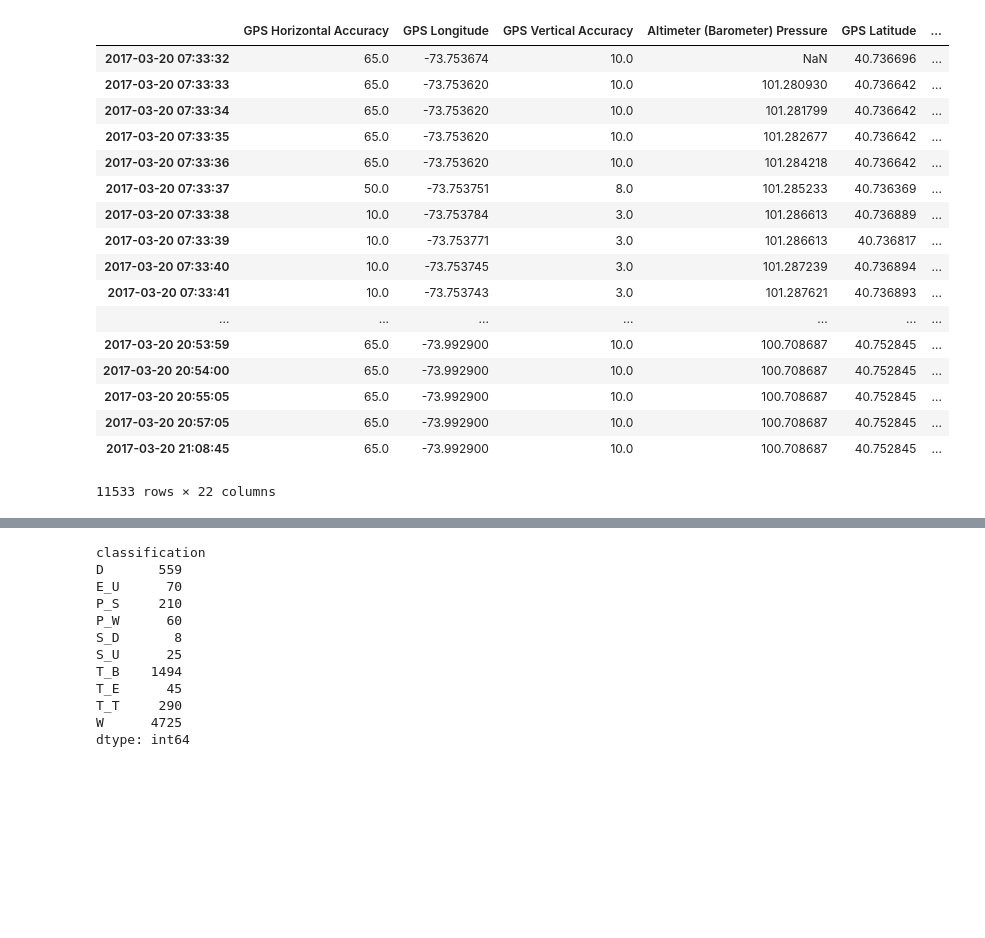
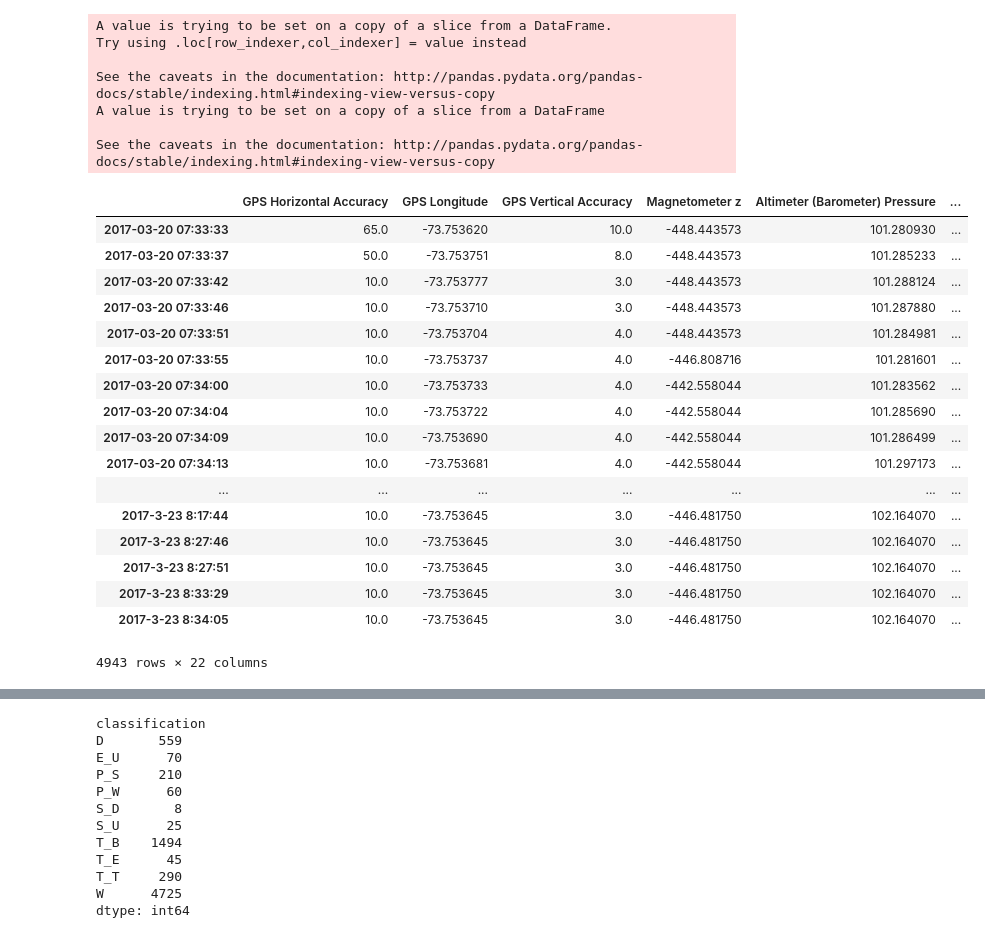
Before and after one commit to afeierman/Knowhere, a Jupyter notebook: code/PreprocessingiPhone.ipynb, the cells around one changed output, grey strips where cells are left out. Drawn from its saved outputs; the diff is of its cells as text; code cells hidden in the pictures; blank space fills up the shorter version.

Commit message:
labeling appears to be working!

```diff
--- a/code/PreprocessingiPhone.ipynb
+++ b/code/PreprocessingiPhone.ipynb
@@ -30,8 +30,10 @@ reader = kdb.Reader('knowhere')
 # %%
 glen_H_data_raw = reader.get_dataframe_pivoted(collection='iphone_test3', username='glen', commute=True,\
                                                min_date='2017-3-20', max_date='2017-03-23')
+# %%
+glen_H_data = glen_H_data_raw.dropna(subset=['Acceleration z', 'Acceleration x', 'Acceleration y'], how='all')
 # %%
-glen_3_20_morning = [("7:33:22", "D"),("7:41:55", "W"),("7:49:01", "D"),("7:52:45","W"),("7:55:45", "S_D"),
+glen_3_20_morning = [("7:33:33", "D"),("7:41:55", "W"),("7:49:01", "D"),("7:52:45","W"),("7:55:45", "S_D"),
                     ("7:55:53", "P_W"),("7:56:53", "P_S"),("8:00:23", "T_B"), ("8:16:15", "T_T"),("8:21:05", "T_B"),
                     ("8:30:30", "T_E"),("8:31:15", "S_U"),("8:31:20","W"),("8:32:05", "S_U"),("8:32:10","W"),
                     ("8:32:35", "S_U"),("8:32:50", "W"),("8:36:40", "E_U"),("8:37:50", "W"),("8:30:10", "W")]
@@ -80,51 +82,52 @@ def add_acceleration_magnitude(df):
     df['accel_mag'] = accel_mag
     return 'finished!'
 
-def rel_time_to_real_time(df, day, start_time):
-    from pandas.tseries.offsets import DateOffset
-    df.index = [pd.Timestamp(day + " " + start_time) + DateOffset(seconds=x) for x in df.index]
+def add_classifications(df, min_date, max_date, events):
+    '''Pass events as a list of tuples (datetime, eventcode) to classify different events'''
+    for days_events in events.iterkeys():
+        if pd.to_datetime(days_events) in pd.date_range(start=min_date, end=max_date, freq='D'):
+            for event in events[days_events]:
+                df.loc[days_events + " " + event[0], 'classification'] = event[1]
+    df = df.fillna(method='ffill', inplace = True)
+    #df['classification'] = df['classification'].fillna(method='ffill', inplace = True)
     return "Finished!"
 
-def add_classifications(df, day, events):
-    '''Pass events as a list of tuples (datetime, eventcode) to classify different events'''
-    for days_events in events.iterkeys():
-        if pd.to_datetime(day) == pd.to_datetime(days_events):
-            for event in events[days_events]:
-                df.loc[day + " " + event[0], 'classification'] = event[1]
-
-    df = df.fillna(method='ffill', inplace = True)
-
-    return "Finished!"
-
-def label_raw_iphone(df, day, events, username, accel_mag = False):
+def label_raw_iphone(df, min_date, max_date, events, username, accel_mag = False):
     df.index = pd.to_datetime(df.index)
     if accel_mag == True:
         add_acceleration_magnitude(df)
     df['classification'] = None
-    add_classifications(df, day, events)
-    df.to_csv("Labeled_" + username + day)
+    add_classifications(df, min_date, max_date, events)
+    df.to_csv("Labeled_" + username + "_" + min_date + " to " + max_date)
     return df
 # %%
-label_raw_iphone(glen_H_data_raw, "2017-03-22", glen_commute_labels , username = 'glen')
+label_raw_iphone(glen_H_data, "2017-03-19", "2017-03-23", glen_commute_labels , username = 'glen')
 # %% [output]
+A value is trying to be set on a copy of a slice from a DataFrame.
+Try using .loc[row_indexer,col_indexer] = value instead
+
+See the caveats in the documentation: http://pandas.pydata.org/pandas-docs/stable/indexing.html#indexing-view-versus-copy
+A value is trying to be set on a copy of a slice from a DataFrame
+
+See the caveats in the documentation: http://pandas.pydata.org/pandas-docs/stable/indexing.html#indexing-view-versus-copy
-|  | GPS Horizontal Accuracy | GPS Longitude | GPS Vertical Accuracy | Altimeter (Barometer) Pressure | GPS Latitude | ... |
-| 2017-03-20 07:33:32 | 65.0 | -73.753674 | 10.0 | NaN | 40.736696 | ... |
-| 2017-03-20 07:33:33 | 65.0 | -73.753620 | 10.0 | 101.280930 | 40.736642 | ... |
-| 2017-03-20 07:33:34 | 65.0 | -73.753620 | 10.0 | 101.281799 | 40.736642 | ... |
-| 2017-03-20 07:33:35 | 65.0 | -73.753620 | 10.0 | 101.282677 | 40.736642 | ... |
-| 2017-03-20 07:33:36 | 65.0 | -73.753620 | 10.0 | 101.284218 | 40.736642 | ... |
-| 2017-03-20 07:33:37 | 50.0 | -73.753751 | 8.0 | 101.285233 | 40.736369 | ... |
-| 2017-03-20 07:33:38 | 10.0 | -73.753784 | 3.0 | 101.286613 | 40.736889 | ... |
-| 2017-03-20 07:33:39 | 10.0 | -73.753771 | 3.0 | 101.286613 | 40.736817 | ... |
-| 2017-03-20 07:33:40 | 10.0 | -73.753745 | 3.0 | 101.287239 | 40.736894 | ... |
-| 2017-03-20 07:33:41 | 10.0 | -73.753743 | 3.0 | 101.287621 | 40.736893 | ... |
+|  | GPS Horizontal Accuracy | GPS Longitude | GPS Vertical Accuracy | Magnetometer z | Altimeter (Barometer) Pressure | ... |
+| 2017-03-20 07:33:33 | 65.0 | -73.753620 | 10.0 | -448.443573 | 101.280930 | ... |
+| 2017-03-20 07:33:37 | 50.0 | -73.753751 | 8.0 | -448.443573 | 101.285233 | ... |
+| 2017-03-20 07:33:42 | 10.0 | -73.753777 | 3.0 | -448.443573 | 101.288124 | ... |
+| 2017-03-20 07:33:46 | 10.0 | -73.753710 | 3.0 | -448.443573 | 101.287880 | ... |
+| 2017-03-20 07:33:51 | 10.0 | -73.753704 | 4.0 | -448.443573 | 101.284981 | ... |
+| 2017-03-20 07:33:55 | 10.0 | -73.753737 | 4.0 | -446.808716 | 101.281601 | ... |
+| 2017-03-20 07:34:00 | 10.0 | -73.753733 | 4.0 | -442.558044 | 101.283562 | ... |
+| 2017-03-20 07:34:04 | 10.0 | -73.753722 | 4.0 | -442.558044 | 101.285690 | ... |
+| 2017-03-20 07:34:09 | 10.0 | -73.753690 | 4.0 | -442.558044 | 101.286499 | ... |
+| 2017-03-20 07:34:13 | 10.0 | -73.753681 | 4.0 | -442.558044 | 101.297173 | ... |
 | ... | ... | ... | ... | ... | ... | ... |
-| 2017-03-20 20:53:59 | 65.0 | -73.992900 | 10.0 | 100.708687 | 40.752845 | ... |
-| 2017-03-20 20:54:00 | 65.0 | -73.992900 | 10.0 | 100.708687 | 40.752845 | ... |
-| 2017-03-20 20:55:05 | 65.0 | -73.992900 | 10.0 | 100.708687 | 40.752845 | ... |
-| 2017-03-20 20:57:05 | 65.0 | -73.992900 | 10.0 | 100.708687 | 40.752845 | ... |
-| 2017-03-20 21:08:45 | 65.0 | -73.992900 | 10.0 | 100.708687 | 40.752845 | ... |
+| 2017-3-23 8:17:44 | 10.0 | -73.753645 | 3.0 | -446.481750 | 102.164070 | ... |
+| 2017-3-23 8:27:46 | 10.0 | -73.753645 | 3.0 | -446.481750 | 102.164070 | ... |
+| 2017-3-23 8:27:51 | 10.0 | -73.753645 | 3.0 | -446.481750 | 102.164070 | ... |
+| 2017-3-23 8:33:29 | 10.0 | -73.753645 | 3.0 | -446.481750 | 102.164070 | ... |
+| 2017-3-23 8:34:05 | 10.0 | -73.753645 | 3.0 | -446.481750 | 102.164070 | ... |
-11533 rows × 22 columns
+4943 rows × 22 columns
 # %%
 glen_H_data = glen_H_data_raw[['Acceleration x','Acceleration y','Acceleration z', 'Altimeter (Barometer) Pressure',\
                                'Microphone Left Channel Level', 'Microphone Right Channel Level','Magnetometer x',\
```
Also changed, not shown: parts of 1 cell of this notebook, 2 other files.
